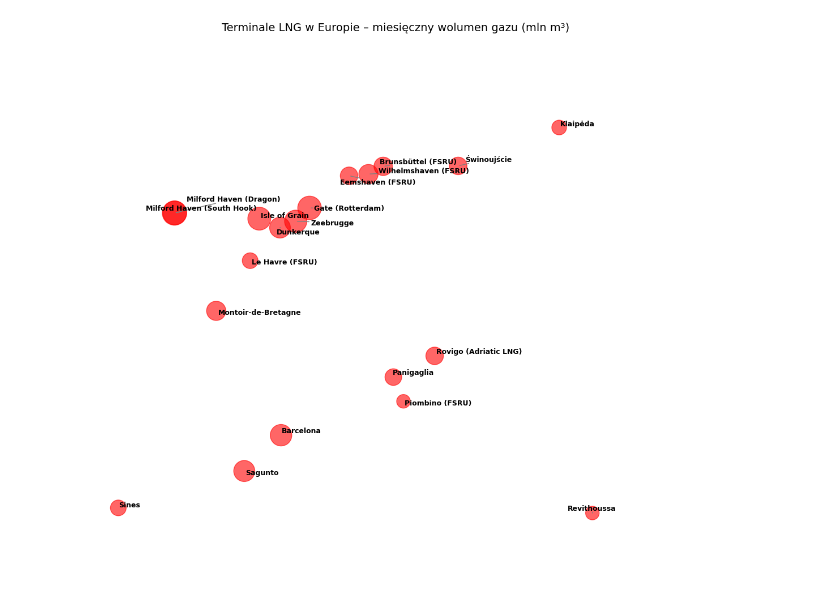
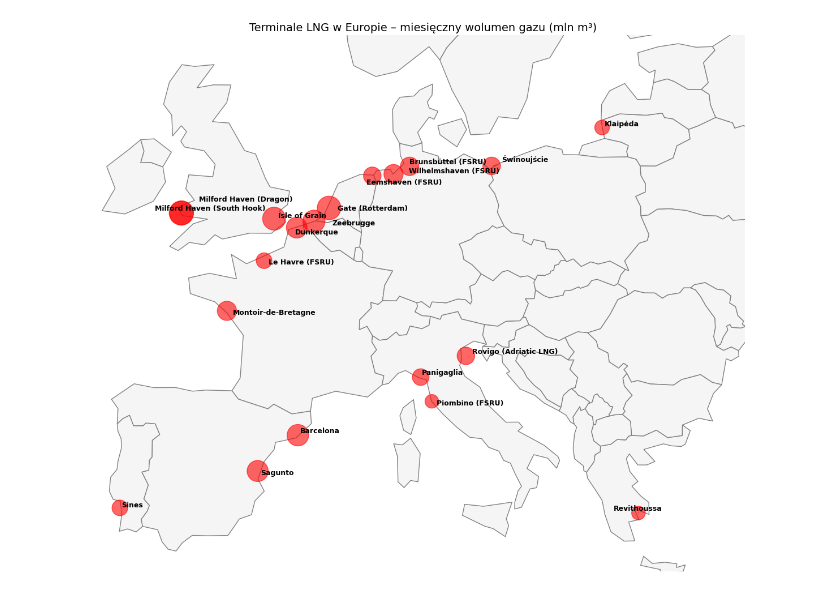
Before and after one commit to marcinszwagrzyk/marcinszwagrzyk.github.io, a Jupyter notebook: Geospatial/adjustText.ipynb, the cells around one changed output. Cells and saved outputs as stored; diff of their text form; code cells hidden in the pictures.

```diff
--- a/Geospatial/adjustText.ipynb
+++ b/Geospatial/adjustText.ipynb
@@ -44,37 +44,42 @@ terminals_data = {
     ]
 }
 
 
 # Tworzymy DataFrame
 terminals_df = pd.DataFrame(terminals_data)
 terminals_df['geometry'] = terminals_df.apply(lambda row: Point(row['lon'], row['lat']), axis=1)
 terminals_gdf = gpd.GeoDataFrame(terminals_df, geometry='geometry', crs="EPSG:4326")
 
-# Ładujemy mapę Europy
-# world = gpd.read_file(gpd.datasets.get_path('naturalearth_lowres'))
-# europe = world[world['continent'] == 'Europe']
+# Ścieżka do pliku shapefile — ZMIEŃ na lokalizację u siebie
+shapefile_path = r"d:\GIS\global\packages\natural_earth_vector.gpkg"
+
+# Wczytaj mapę Europy
+world = gpd.read_file(shapefile_path, layer="ne_110m_admin_0_countries")
+europe = world[world['CONTINENT'] == 'Europe']
 
 # Tworzymy wykres
 fig, ax = plt.subplots(figsize=(12, 10))
-# europe.plot(ax=ax, color='lightgray')
+
 
 # Rysujemy terminale jako kartodiagram (wielkość proporcjonalna do miesięcznego wolumenu)
-terminals_gdf.plot(ax=ax, markersize=terminals_gdf['monthly_volume_mcm'], color='red', alpha=0.6)
+terminals_gdf.plot(ax=ax, markersize=terminals_gdf['monthly_volume_mcm'], color='red', alpha=0.6, zorder=3)
 
 # Dodajemy etykiety z adjustText
 texts = []
 for x, y, label in zip(terminals_gdf.geometry.x, terminals_gdf.geometry.y, terminals_gdf['name']):
-    texts.append(ax.text(x, y, label, fontsize=9, weight='bold'))
+    texts.append(ax.text(x, y, label, fontsize=9, weight='bold',  zorder=4))
 
 adjust_text(texts, ax=ax, arrowprops=dict(arrowstyle='-', color='gray'))
 
+# Krok 2: dopiero teraz rysujemy mapę tła
+europe.plot(ax=ax, color='whitesmoke', edgecolor='gray', zorder=1)
 # Stylizacja
 ax.set_title('Terminale LNG w Europie – miesięczny wolumen gazu (mln m³)', fontsize=14)
 ax.set_xlim(-10, 30)
 ax.set_ylim(35, 60)
 ax.axis('off')
 
 plt.tight_layout()
 plt.show()
 # %% [output]
-[figure, old version]
+[figure, new version]
```
